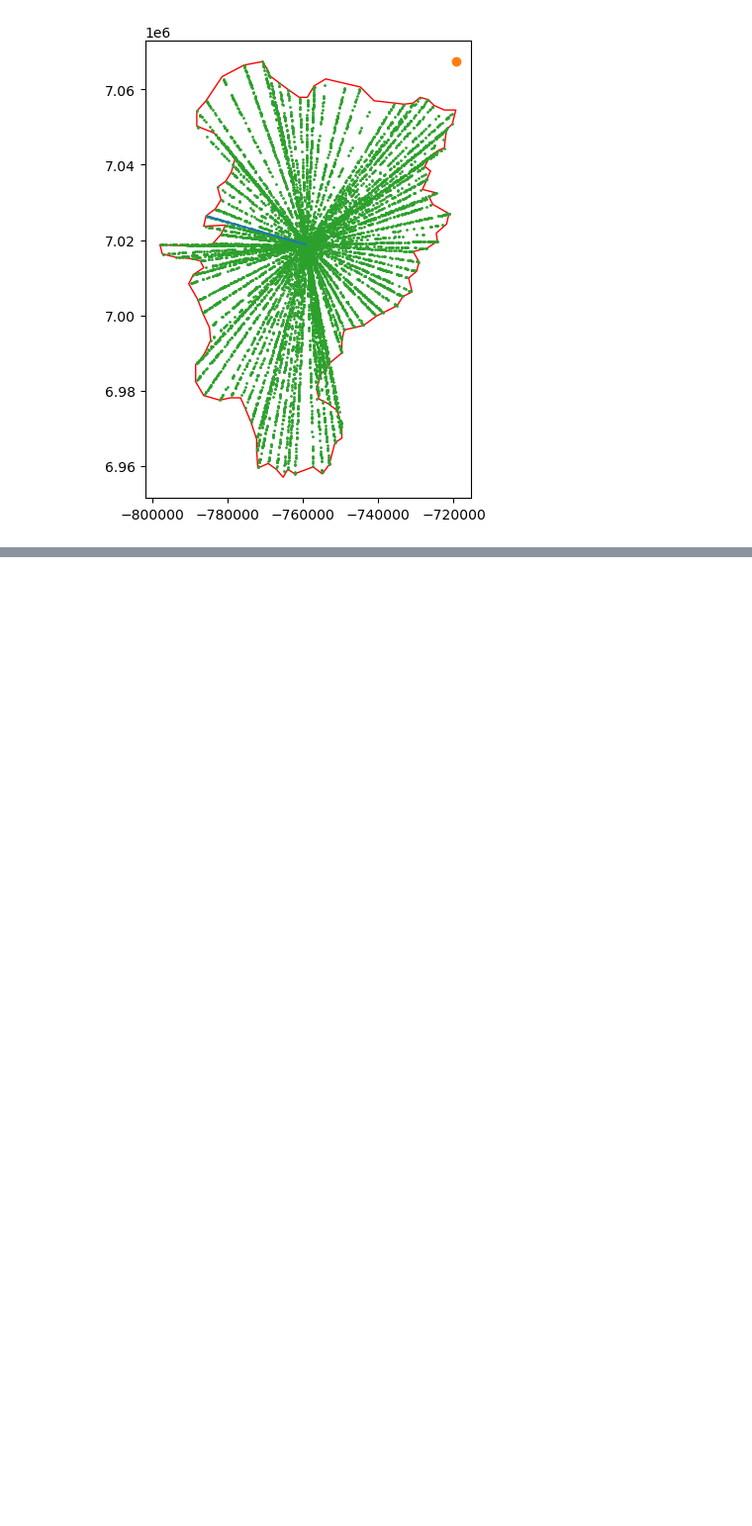
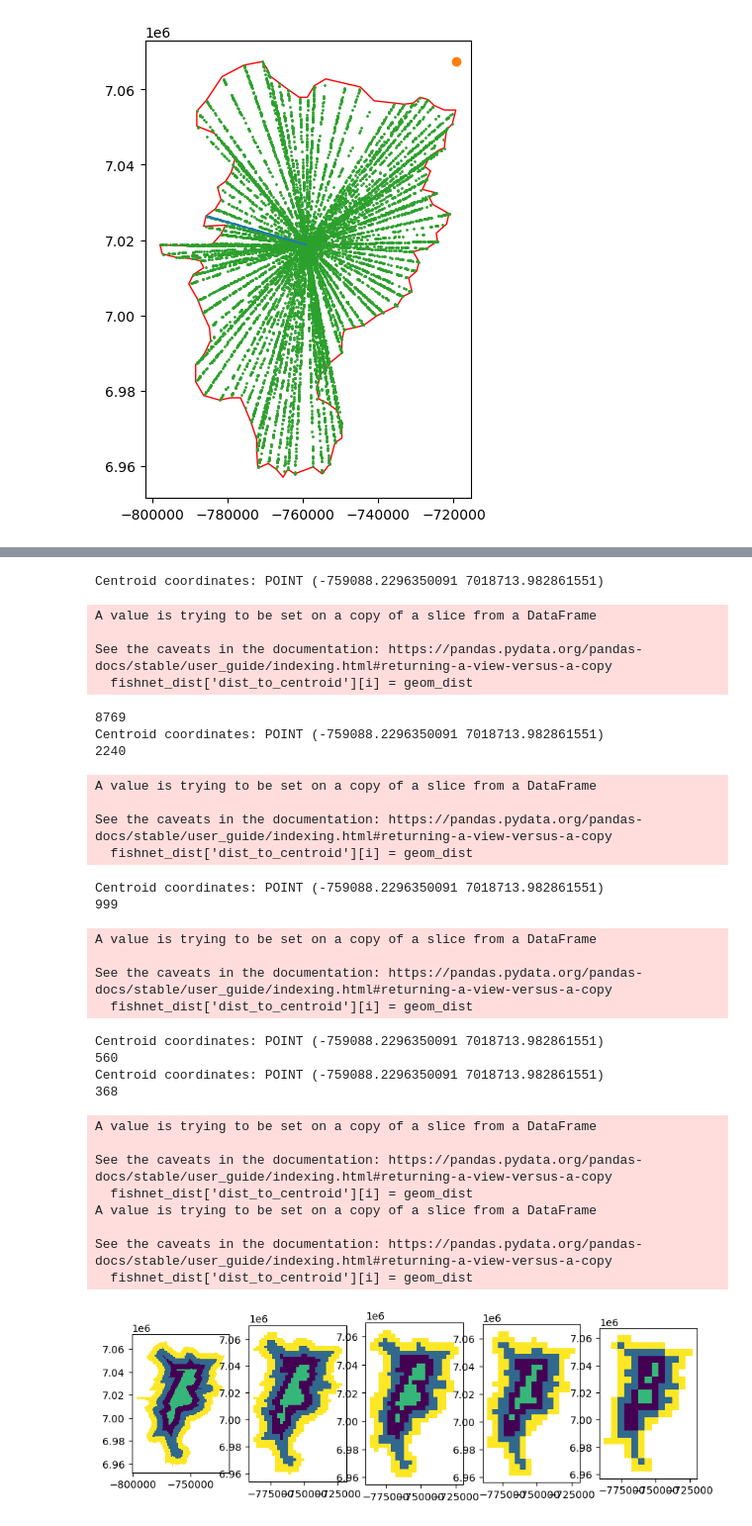
Before and after one commit to paddeaux/radian, a Jupyter notebook: radian_testing.ipynb, the cells around one changed output, grey strips where cells are left out. Shown at 99% size. Drawn from its saved outputs; the diff is of its cells as text; code cells hidden in the pictures; blank space fills up the shorter version.

Commit message:
Raster testing

```diff
--- a/radian_testing.ipynb
+++ b/radian_testing.ipynb
@@ -396,0 +491,43 @@ to_triangles(polygon_2)
+# %%
+def raster_examples(file_dir='scenarios/kildare/kildare.geojson', num=5):
+    fig, axs = plt.subplots(1,num,figsize=(10,5*num))
+
+    raster_list = []
+    for i in range(num):
+        current_grid = create_raster_grid(file_dir, size_in_km=i+1, plot=False)
+        current_grid.plot(ax=axs[i], cmap='viridis')
+    plt.show()
+
+raster_examples()
+# %% [output]
+Centroid coordinates: POINT (-759088.2296350091 7018713.982861551)
+A value is trying to be set on a copy of a slice from a DataFrame
+
+See the caveats in the documentation: https://pandas.pydata.org/pandas-docs/stable/user_guide/indexing.html#returning-a-view-versus-a-copy
+  fishnet_dist['dist_to_centroid'][i] = geom_dist
+8769
+Centroid coordinates: POINT (-759088.2296350091 7018713.982861551)
+2240
+A value is trying to be set on a copy of a slice from a DataFrame
+
+See the caveats in the documentation: https://pandas.pydata.org/pandas-docs/stable/user_guide/indexing.html#returning-a-view-versus-a-copy
+  fishnet_dist['dist_to_centroid'][i] = geom_dist
+Centroid coordinates: POINT (-759088.2296350091 7018713.982861551)
+999
+A value is trying to be set on a copy of a slice from a DataFrame
+
+See the caveats in the documentation: https://pandas.pydata.org/pandas-docs/stable/user_guide/indexing.html#returning-a-view-versus-a-copy
+  fishnet_dist['dist_to_centroid'][i] = geom_dist
+Centroid coordinates: POINT (-759088.2296350091 7018713.982861551)
+560
+Centroid coordinates: POINT (-759088.2296350091 7018713.982861551)
+368
+A value is trying to be set on a copy of a slice from a DataFrame
+
+See the caveats in the documentation: https://pandas.pydata.org/pandas-docs/stable/user_guide/indexing.html#returning-a-view-versus-a-copy
+  fishnet_dist['dist_to_centroid'][i] = geom_dist
+A value is trying to be set on a copy of a slice from a DataFrame
+
+See the caveats in the documentation: https://pandas.pydata.org/pandas-docs/stable/user_guide/indexing.html#returning-a-view-versus-a-copy
+  fishnet_dist['dist_to_centroid'][i] = geom_dist
+[figure, added]
```
Also changed, not shown: parts of 2 cells of this notebook, 9 other files.
